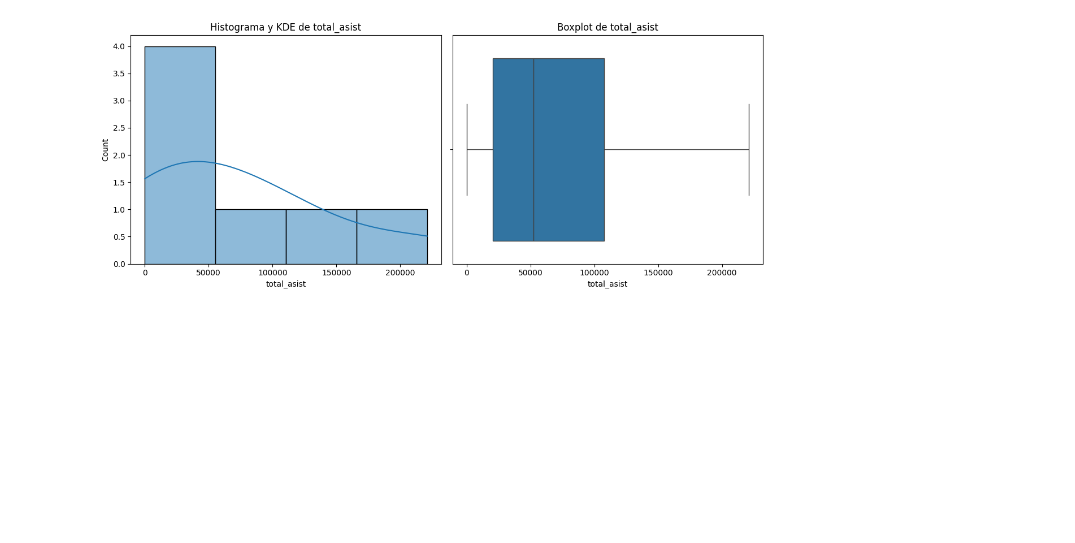
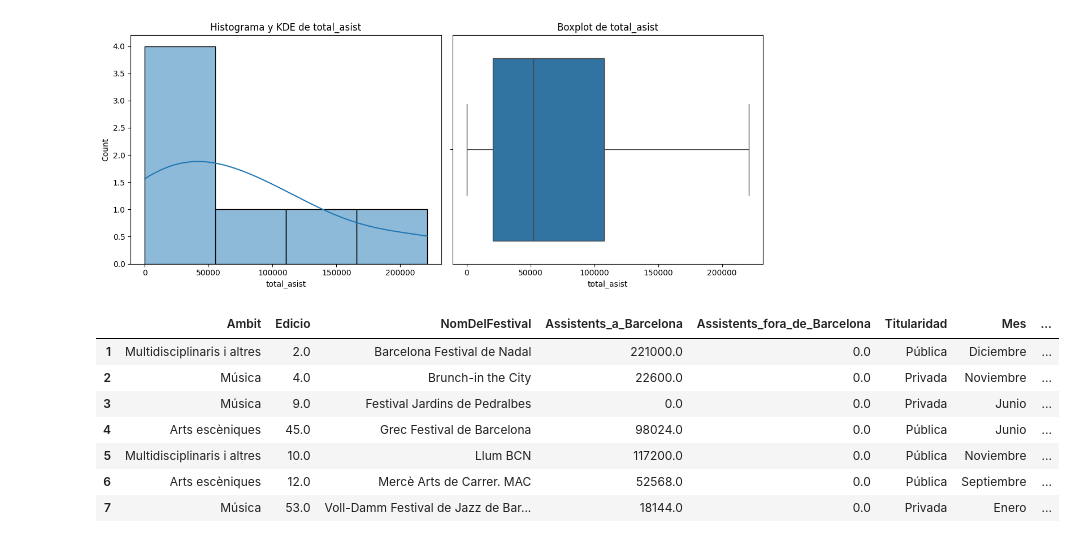
Before and after one commit to marosor/ONLINE_DS_THEBRIDGE_marosor, a Jupyter notebook: EDA/5_analisis_2020.ipynb, the cells around one changed output. Drawn from its saved outputs; the diff is of its cells as text; code cells hidden in the pictures; blank space fills up the shorter version.

```diff
--- a/EDA/5_analisis_2020.ipynb
+++ b/EDA/5_analisis_2020.ipynb
@@ -344,3 +344,14 @@ plot_combined_graphs(festivales_bcn_20, ["total_asist"])
 # %% [output]
 (2,)
 [figure]
+# %%
+festivales_bcn_20
+# %% [output]
+|  | Ambit | Edicio | NomDelFestival | Assistents_a_Barcelona | Assistents_fora_de_Barcelona | Titularidad | Mes | ... |
+| 1 | Multidisciplinaris i altres | 2.0 | Barcelona Festival de Nadal | 221000.0 | 0.0 | Pública | Diciembre | ... |
+| 2 | Música | 4.0 | Brunch-in the City | 22600.0 | 0.0 | Privada | Noviembre | ... |
+| 3 | Música | 9.0 | Festival Jardins de Pedralbes | 0.0 | 0.0 | Privada | Junio | ... |
+| 4 | Arts escèniques | 45.0 | Grec Festival de Barcelona | 98024.0 | 0.0 | Pública | Junio | ... |
+| 5 | Multidisciplinaris i altres | 10.0 | Llum BCN | 117200.0 | 0.0 | Pública | Noviembre | ... |
+| 6 | Arts escèniques | 12.0 | Mercè Arts de Carrer. MAC | 52568.0 | 0.0 | Pública | Septiembre | ... |
+| 7 | Música | 53.0 | Voll-Damm Festival de Jazz de Bar... | 18144.0 | 0.0 | Privada | Enero | ... |
```
Also changed, not shown: 25 other files.
